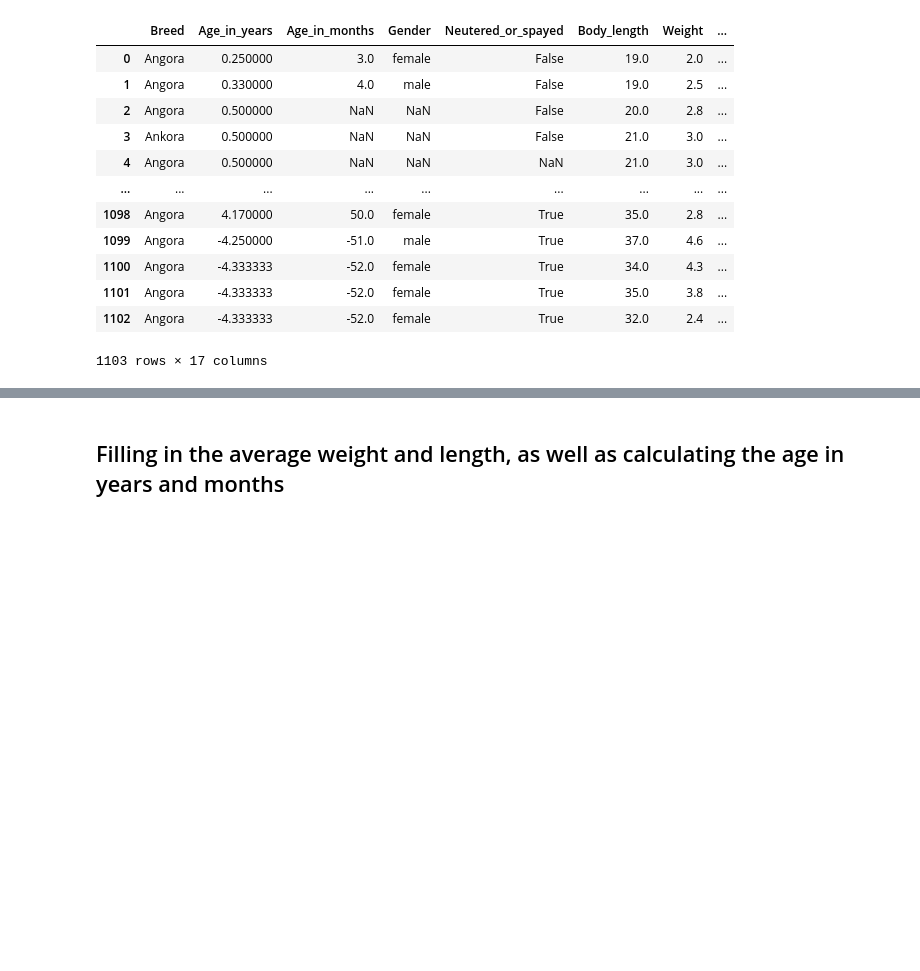
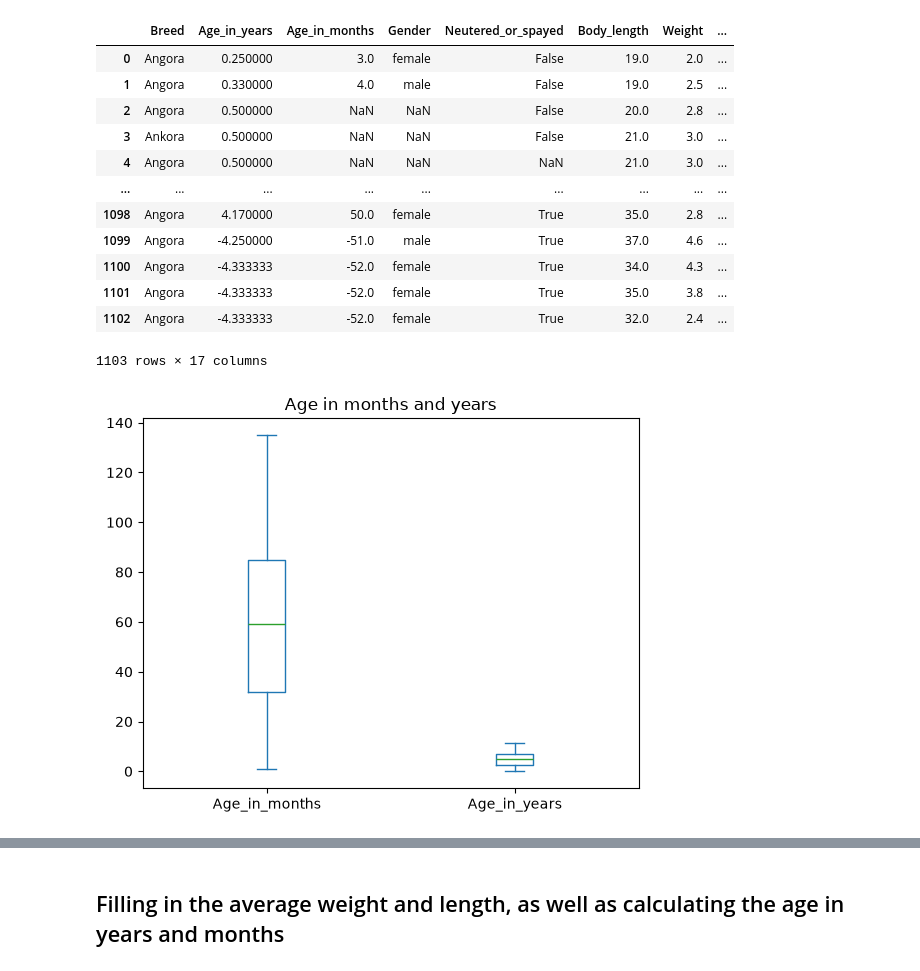
Before and after one commit to MrWisl/Cat-breeds-dirty-Dataset, a Jupyter notebook: CleaningCatBreedsDirtyDataset.ipynb, the cells around one changed output, grey strips where cells are left out. Saved outputs shown, nothing was run; the diff lists cells and outputs as text; code cells hidden in the pictures; blank space fills up the shorter version.

Commit message:
adding EDA charts

```diff
--- a/CleaningCatBreedsDirtyDataset.ipynb
+++ b/CleaningCatBreedsDirtyDataset.ipynb
@@ -94,3 +99,11 @@ cats.loc[cats['Eye_colour'].isin(trash_eye_color), 'Eye_colour'] = np.nan
 cats.loc[cats['Allowed_outdoor'].isin(trash_allowed_outdoor), 'Allowed_outdoor'] = np.nan
 cats.loc[cats['Preferred_food'].isin(['a lot of food']), 'Preferred_food'] = np.nan
 cats.loc[cats['Country'].isin(trash_country_words), 'Country'] = np.nan
+cats.loc[cats['Fur_colour_dominant'] == 'brown/chocolate', 'Fur_colour_dominant'] = 'brown'
+cats.loc[cats['Fur_colour_dominant'] == 'red/cream', 'Fur_colour_dominant'] = 'cream'
+cats.loc[cats['Fur_pattern'] == 'colorpoint', 'Fur_pattern'] = 'cpoint'
+# %%
+cats[['Age_in_months', 'Age_in_years']].plot.box(title='Age in months and years')
+plt.show()
+# %% [output]
+[figure, added]
```
Also changed, not shown: parts of 8 cells of this notebook, 1 other file.
